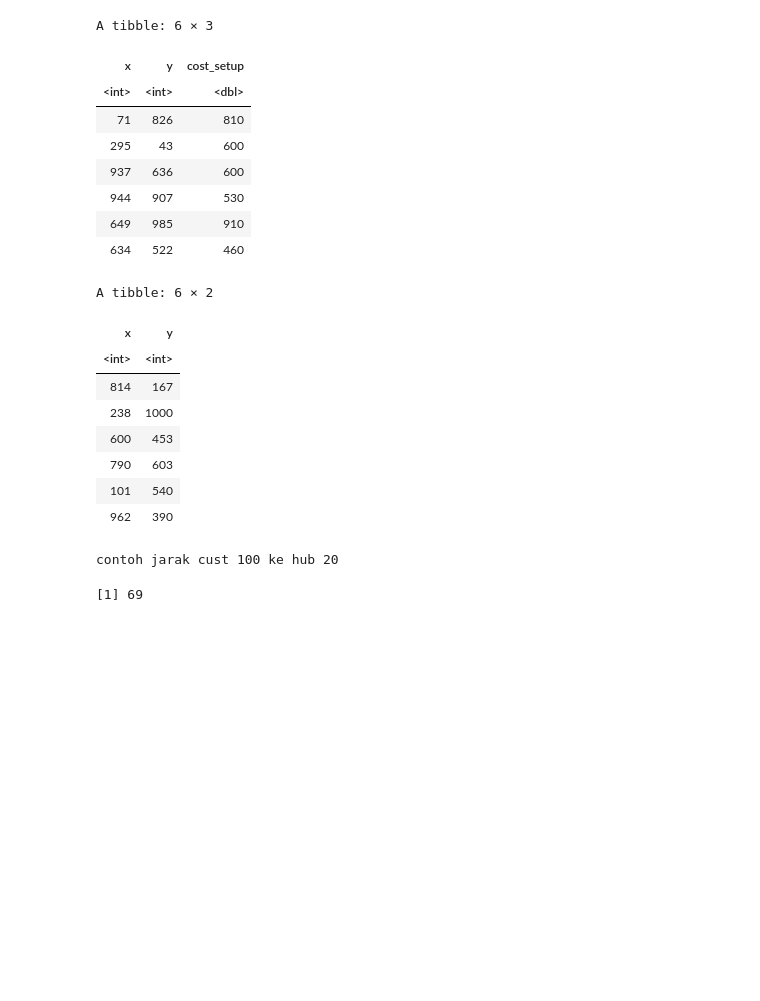
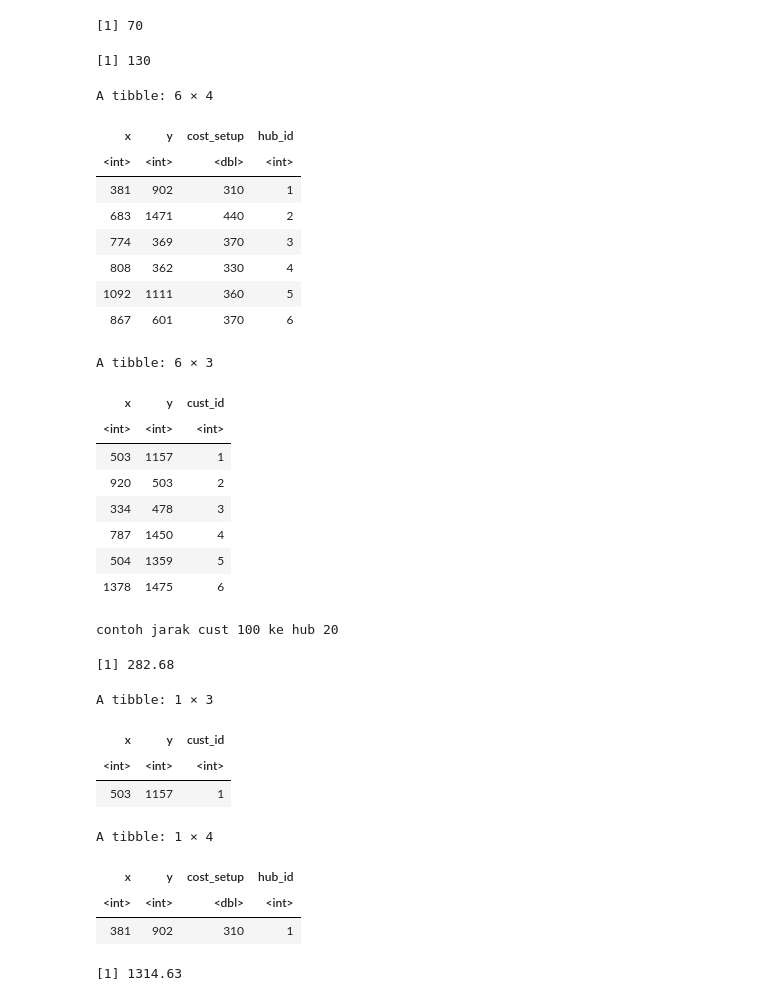
Before and after one commit to ikanx101/G-Colab, a Jupyter notebook: Finding_best_hub.ipynb, the cells around one changed output. Saved outputs shown, nothing was run; the diff lists cells and outputs as text; code cells hidden in the pictures; blank space fills up the shorter version.

```diff
--- a/Finding_best_hub.ipynb
+++ b/Finding_best_hub.ipynb
@@ -16,20 +16,21 @@ library(ggplot2)
 rm(list=ls())
 # %%
 # create data dulu
-jarak = 1000
-titik = 120
+jarak = 1500
+titik = 200
+toko = 70
 
 data = data.frame(
   x = sample(jarak,titik),
   y = sample(jarak,titik),
-  ket = c(rep("hub",20),rep("cust",titik-20))
+  ket = c(rep("hub",toko),rep("cust",titik-toko))
 )
 
 data =
   data %>%
   rowwise %>%
   mutate(cost_setup = ifelse(ket == "hub",
-                             sample(30:95,1)*10,
+                             sample(30:45,1)*10,
                              NA)
         ) %>%
   ungroup()
@@ -54,37 +55,63 @@ A tibble: 6 × 4
 # %%
 cost_deli = function(idx_1,idx_2){
   cust_ = cust_data[idx_1,]
   hub_ = hub_data[idx_2,]
-  jarak = sqrt((cust_$x - hub_$x)^2 + (cust_$y - cust_$y)^2)
+  jarak = sqrt((cust_$x - hub_$x)^2 + (cust_$y - hub_$y)^2)
   jarak = round(jarak,2)
   return(jarak)
 }
 
 hub_data = data %>% filter(ket == "hub") %>% mutate(cost_setup = as.numeric(cost_setup)) %>% select(-ket)
 cust_data = data %>% filter(ket != "hub") %>% select(-cost_setup,-ket)
 
+n_hub = length(hub_data$x)
+n_cust = length(cust_data$x)
+n_hub
+n_cust
+
+cust_data$cust_id = c(1:n_cust)
+hub_data$hub_id = c(1:n_hub)
+
 head(hub_data)
 head(cust_data)
 cat("contoh jarak cust 100 ke hub 20")
-cost_deli(100,20)
+cost_deli(1,1)
+
+cust_ = cust_data[1,]
+hub_ = hub_data[1,]
+
+cust_
+hub_
+sqrt((381-1112)^2 + (1421-504)^2)
 # %% [output]
-A tibble: 6 × 3
+[1] 70
+[1] 130
+A tibble: 6 × 4
-| x | y | cost_setup |
-| <int> | <int> | <dbl> |
-| 71 | 826 | 810 |
-| 295 | 43 | 600 |
-| 937 | 636 | 600 |
-| 944 | 907 | 530 |
-| 649 | 985 | 910 |
-| 634 | 522 | 460 |
+| x | y | cost_setup | hub_id |
+| <int> | <int> | <dbl> | <int> |
+| 381 | 902 | 310 | 1 |
+| 683 | 1471 | 440 | 2 |
+| 774 | 369 | 370 | 3 |
+| 808 | 362 | 330 | 4 |
+| 1092 | 1111 | 360 | 5 |
+| 867 | 601 | 370 | 6 |
-A tibble: 6 × 2
+A tibble: 6 × 3
-| x | y |
-| <int> | <int> |
-| 814 | 167 |
-| 238 | 1000 |
-| 600 | 453 |
-| 790 | 603 |
-| 101 | 540 |
-| 962 | 390 |
+| x | y | cust_id |
+| <int> | <int> | <int> |
+| 503 | 1157 | 1 |
+| 920 | 503 | 2 |
+| 334 | 478 | 3 |
+| 787 | 1450 | 4 |
+| 504 | 1359 | 5 |
+| 1378 | 1475 | 6 |
-contoh jarak cust 100 ke hub 20
-[1] 69
+contoh jarak cust 100 ke hub 20
+[1] 282.68
+A tibble: 1 × 3
+| x | y | cust_id |
+| <int> | <int> | <int> |
+| 503 | 1157 | 1 |
+A tibble: 1 × 4
+| x | y | cost_setup | hub_id |
+| <int> | <int> | <dbl> | <int> |
+| 381 | 902 | 310 | 1 |
+[1] 1314.63
```
Also changed, not shown: parts of 9 cells of this notebook.
